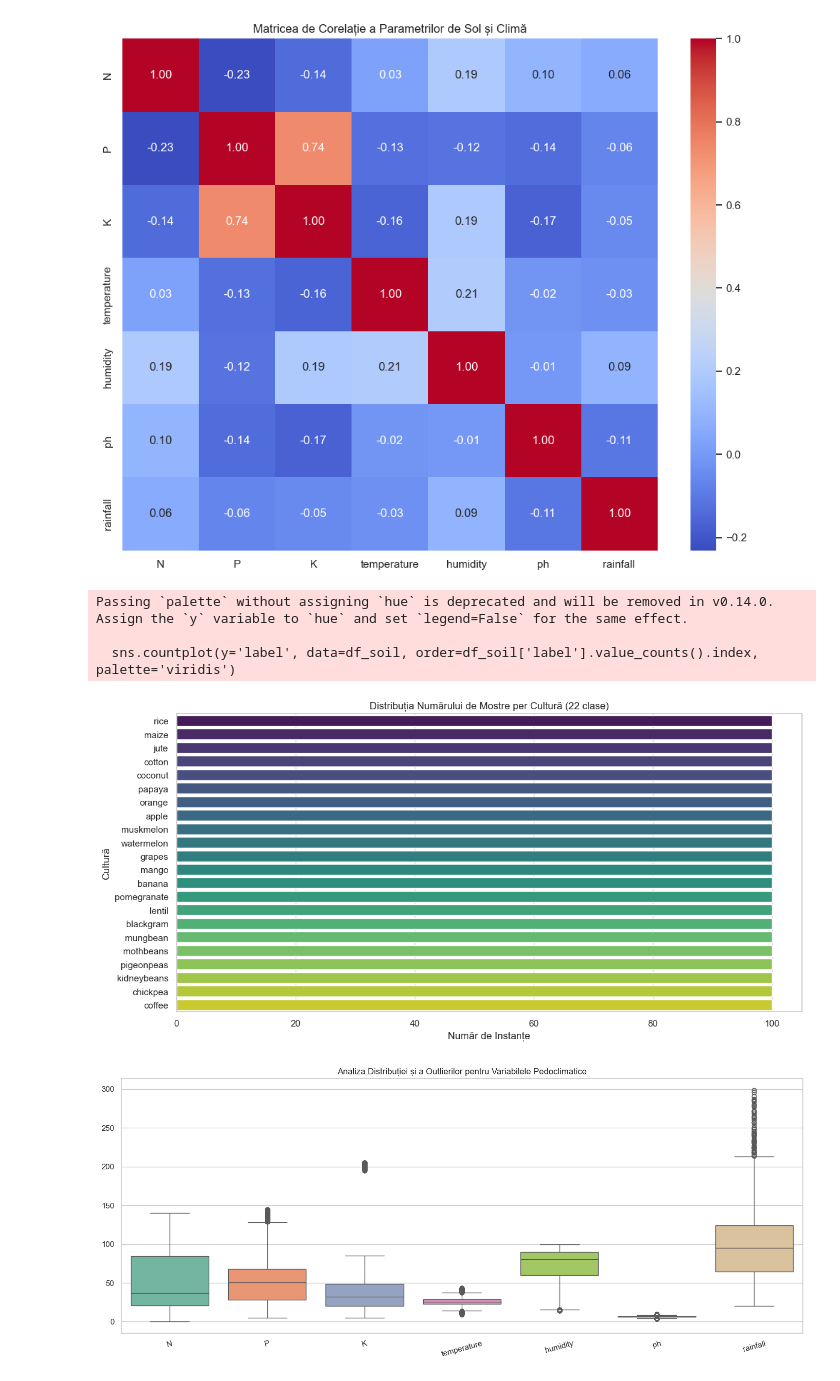
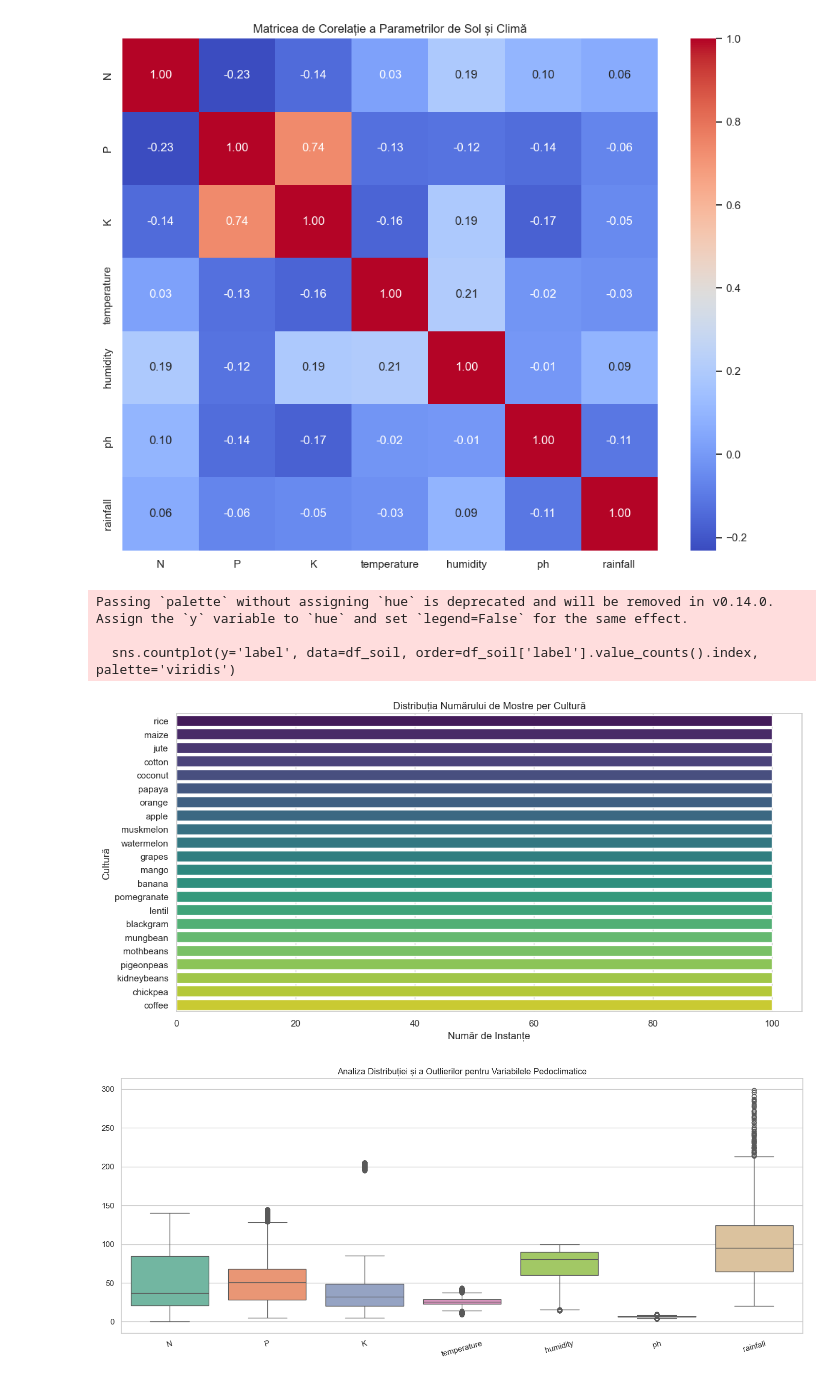
Before and after one commit to MrWeeb0/AgriGuard-AI, a Jupyter notebook: notebooks/01_eda_soil_data.ipynb, the cells around one changed output. Drawn from its saved outputs; the diff is of its cells as text; code cells hidden in the pictures.

```diff
--- a/notebooks/01_eda_soil_data.ipynb
+++ b/notebooks/01_eda_soil_data.ipynb
@@ -49,16 +55,16 @@ plt.show()
 # %%
 plt.figure(figsize=(12, 6))
 sns.countplot(y='label', data=df_soil, order=df_soil['label'].value_counts().index, palette='viridis')
-plt.title('Distribuția Numărului de Mostre per Cultură (22 clase)')
+plt.title('Distribuția Numărului de Mostre per Cultură')
 plt.xlabel('Număr de Instanțe')
 plt.ylabel('Cultură')
 plt.tight_layout()
 plt.show()
 # %% [output]
 Passing `palette` without assigning `hue` is deprecated and will be removed in v0.14.0. Assign the `y` variable to `hue` and set `legend=False` for the same effect.
 
   sns.countplot(y='label', data=df_soil, order=df_soil['label'].value_counts().index, palette='viridis')
-[figure, old version]
+[figure, new version]
 # %%
 plt.figure(figsize=(14, 6))
 sns.boxplot(data=df_soil.drop('label', axis=1), palette='Set2')
```
Also changed, not shown: parts of 2 cells of this notebook, 4 other files.
